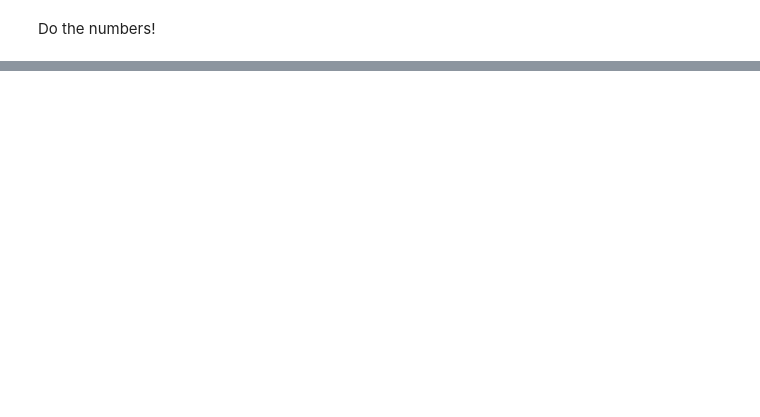
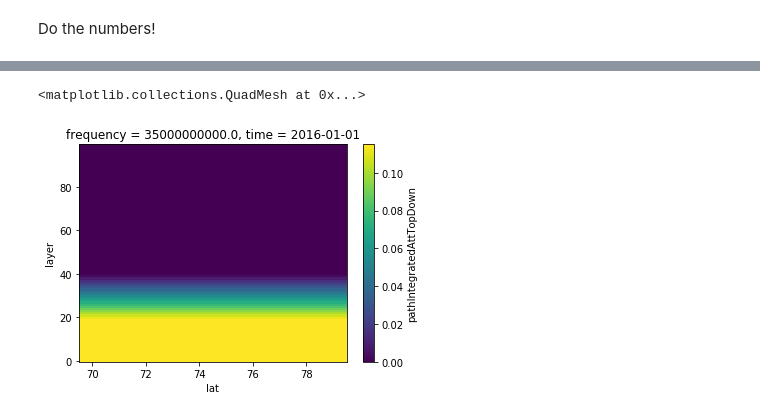
Before and after one commit to maahn/pamtra2, a Jupyter notebook: pamtra2/examples/Tutorial.ipynb, the cells around one changed output, grey strips where cells are left out. Drawn from its saved outputs; the diff is of its cells as text; code cells hidden in the pictures; blank space fills up the shorter version.

```diff
--- a/pamtra2/examples/Tutorial.ipynb
+++ b/pamtra2/examples/Tutorial.ipynb
@@ -335,0 +326,5 @@ pam2.instruments.test.results.radarReflectivity.isel(peak=0).T.plot()
+# %%
+pam2.instruments.test.results.pathIntegratedAttTopDown.T.plot()
+# %% [output]
+<matplotlib.collections.QuadMesh at 0x...>
+[figure, added]
```
Also changed, not shown: parts of 8 cells of this notebook, 1 other file.
